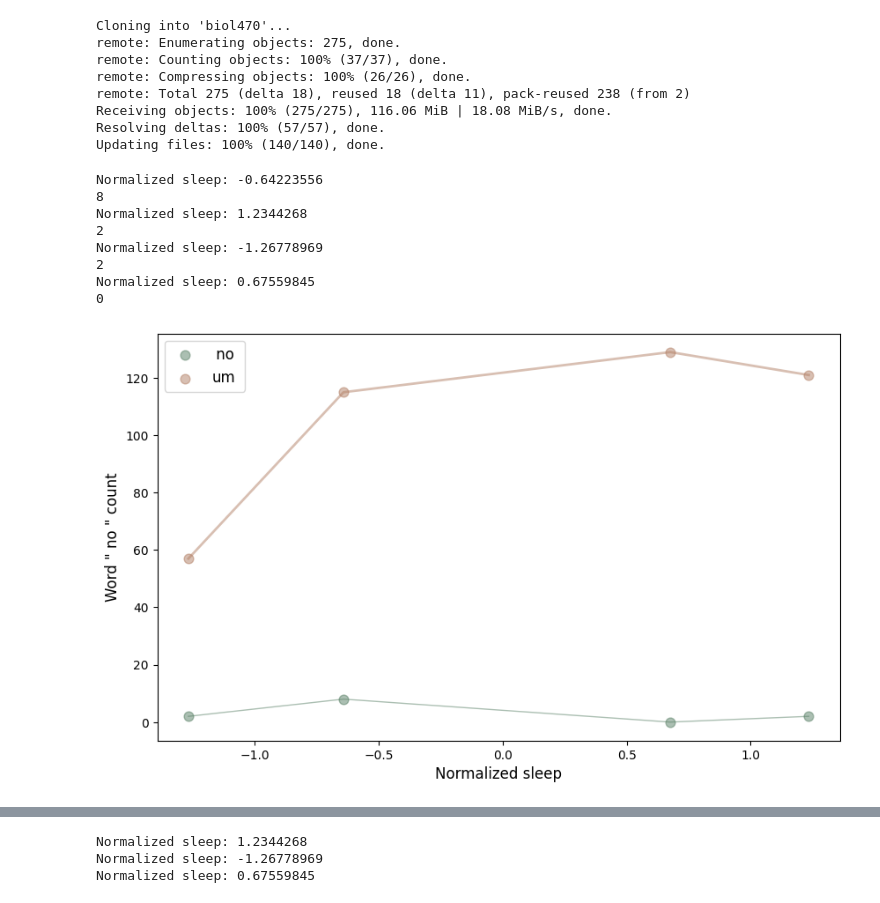
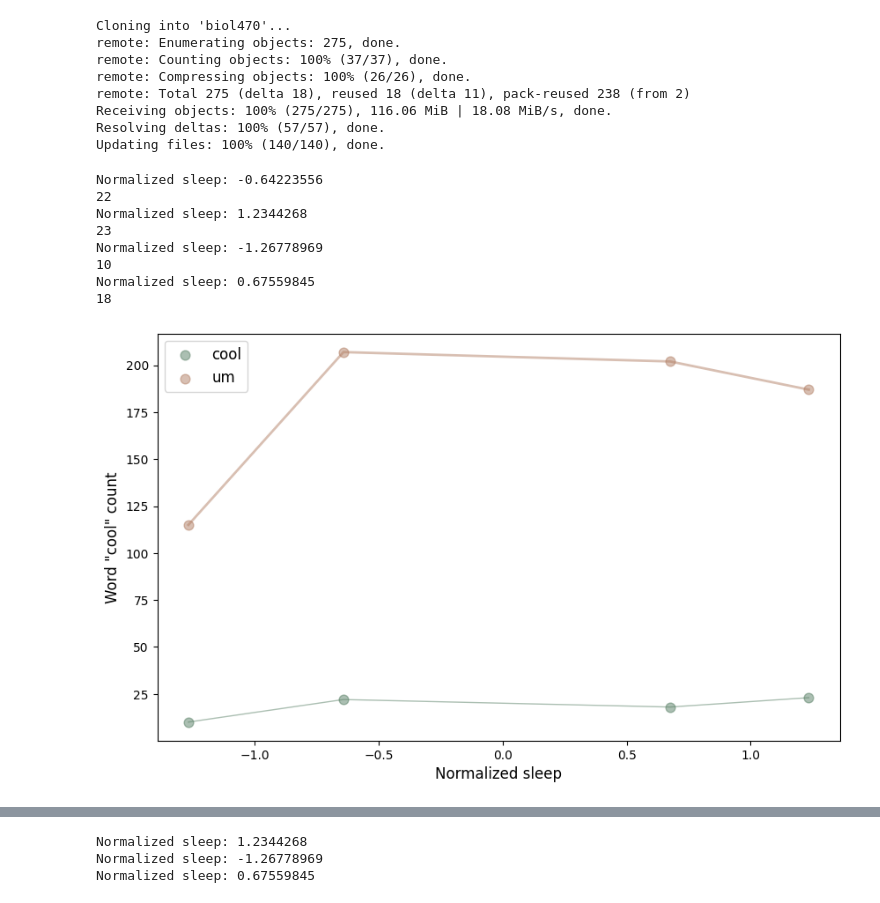
Before and after one commit to mattsmiths/DigitalEcology-1, a Jupyter notebook: week9/BIOL470_lecture_transcript.ipynb, the cells around one changed output, grey strips where cells are left out. Saved outputs shown, nothing was run; the diff lists cells and outputs as text; code cells hidden in the pictures.

```diff
--- a/week9/BIOL470_lecture_transcript.ipynb
+++ b/week9/BIOL470_lecture_transcript.ipynb
@@ -15,7 +16,7 @@ Receiving objects: 100% (275/275), 116.06 MiB | 18.08 MiB/s, done.
 Resolving deltas: 100% (57/57), done.
 Updating files: 100% (140/140), done.
 # %%
-phrase = "" # @param {type:"string"}
+phrase = "cool" # @param {type:"string"}
 # %%
 umFinal = []
 nFinal = []
@@ -28,9 +29,9 @@ in1.close()
 umCount = 0
 nCount = 0
 for line in out:
-  if phrase in line:
+  if phrase.lower() in line.lower():
     umCount += 1
-  if phrase1 in line:
+  if phrase1.lower() in line.lower():
     nCount += 1
 print('Normalized sleep: -0.64223556')
 print(umCount)
@@ -44,9 +45,9 @@ in1.close()
 umCount = 0
 nCount = 0
 for line in out:
-  if phrase in line:
+  if phrase.lower() in line.lower():
     umCount += 1
-  if phrase1 in line:
+  if phrase1.lower() in line.lower():
     nCount += 1
 print('Normalized sleep: 1.2344268')
 print(umCount)
@@ -60,9 +61,9 @@ in1.close()
 umCount = 0
 nCount = 0
 for line in out:
-  if phrase in line:
+  if phrase.lower() in line.lower():
     umCount += 1
-  if phrase1 in line:
+  if phrase1.lower() in line.lower():
     nCount += 1
 print('Normalized sleep: -1.26778969')
 print(umCount)
@@ -76,9 +77,9 @@ in1.close()
 umCount = 0
 nCount = 0
 for line in out:
-  if phrase in line:
+  if phrase.lower() in line.lower():
     umCount += 1
-  if phrase1 in line:
+  if phrase1.lower() in line.lower():
     nCount += 1
 
 print('Normalized sleep: 0.67559845')
@@ -90,38 +91,38 @@ nFinal.append(nCount)
 
 
 from matplotlib import pyplot as plt
 import numpy as np
 
 plt.figure(figsize=(10,6))
 plt.scatter([-0.64223556,1.2344268,  -1.26778969,  0.67559845],umFinal,s=60,color=(0.35,0.5,0.4,0.5),label=phrase)
 vx = [-0.64223556,1.2344268,  -1.26778969,  0.67559845]
 xx = np.argsort(vx)
 vx1 = np.array(vx)[xx]
 umFinal = np.array(umFinal)[xx]
 plt.plot(vx1,umFinal,linewidth=1,color=(0.35,0.5,0.4,0.5))
 
 
 plt.scatter([-0.64223556,1.2344268,  -1.26778969,  0.67559845],nFinal,s=60,color=(0.7,0.5,0.4,0.5),label=phrase1)
 vx = [-0.64223556,1.2344268,  -1.26778969,  0.67559845]
 xx = np.argsort(vx)
 vx = np.array(vx)[xx]
 nFinal = np.array(nFinal)[xx]
 plt.plot(vx,nFinal,linewidth=2,color=(0.7,0.5,0.4,0.5))
 plt.legend(fontsize=12)
 
 plt.ylabel('Word "%s" count'%phrase,fontsize=12)
 plt.xlabel('Normalized sleep',fontsize=12)
 plt.show()
 # %% [output]
 Normalized sleep: -0.64223556
-8
+22
 Normalized sleep: 1.2344268
-2
+23
 Normalized sleep: -1.26778969
-2
+10
 Normalized sleep: 0.67559845
-0
+18
-[figure, old version]
+[figure, new version]
 # %%
 plt.figure(figsize=(5,5))
 plt.plot([vx[0],vx[-1]],[umFinal[0],umFinal[-1]],color=(0.35,0.5,0.4,0.5))
```
Also changed, not shown: parts of 8 cells of this notebook.
